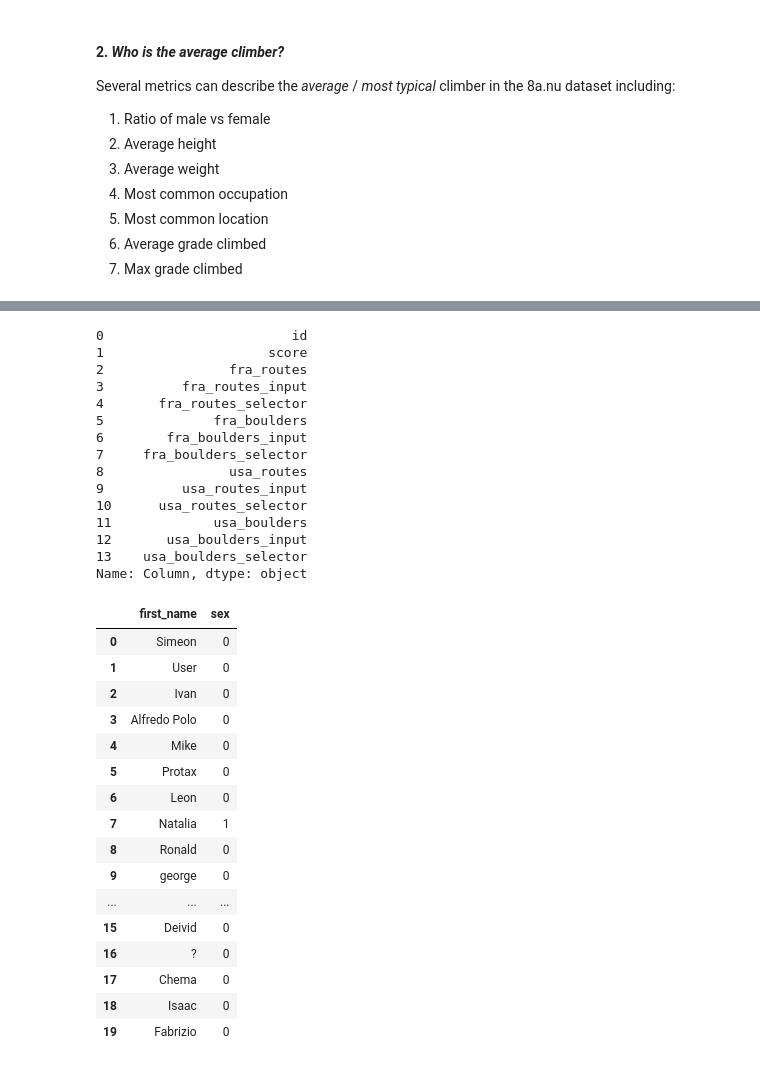
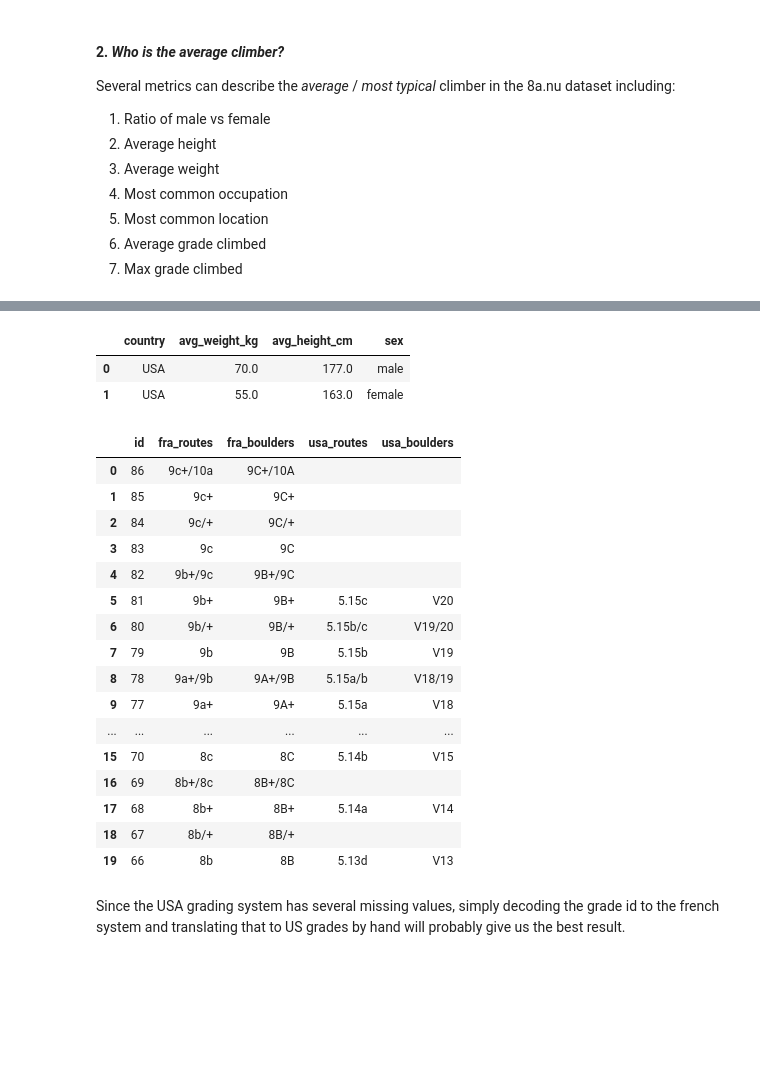
Before and after one commit to seanmperez/The-Rise-of-Climbing, a Jupyter notebook: Climbing Visualization 8a nu Dataset.ipynb, the cells around one changed output, grey strips where cells are left out. Cells and saved outputs as stored; diff of their text form; code cells hidden in the pictures; blank space fills up the shorter version.

```diff
--- a/Climbing Visualization 8a nu Dataset.ipynb
+++ b/Climbing Visualization 8a nu Dataset.ipynb
@@ -585,43 +368,0 @@ LIMIT 100
-# %%
-column_info_dfs["grade"]["Column"]
-# %% [output]
-0                        id
-1                     score
-2                fra_routes
-3          fra_routes_input
-4       fra_routes_selector
-5              fra_boulders
-6        fra_boulders_input
-7     fra_boulders_selector
-8                usa_routes
-9          usa_routes_input
-10      usa_routes_selector
-11             usa_boulders
-12       usa_boulders_input
-13    usa_boulders_selector
-Name: Column, dtype: object
-# %%
-queryToDataframe("""
-SELECT first_name, sex
-FROM user
-ORDER BY RANDOM()
-LIMIT 20
-""")
-# %% [output]
-|  | first_name | sex |
-| 0 | Simeon | 0 |
-| 1 | User | 0 |
-| 2 | Ivan | 0 |
-| 3 | Alfredo Polo | 0 |
-| 4 | Mike | 0 |
-| 5 | Protax | 0 |
-| 6 | Leon | 0 |
-| 7 | Natalia | 1 |
-| 8 | Ronald | 0 |
-| 9 | george | 0 |
-| ... | ... | ... |
-| 15 | Deivid | 0 |
-| 16 | ? | 0 |
-| 17 | Chema | 0 |
-| 18 | Isaac | 0 |
-| 19 | Fabrizio | 0 |
@@ -627,0 +421,35 @@ LIMIT 20
+# %%
+weight_height_country_job_sex_segmented
+# %% [output]
+|  | country | avg_weight_kg | avg_height_cm | sex |
+| 0 | USA | 70.0 | 177.0 | male |
+| 1 | USA | 55.0 | 163.0 | female |
+# %%
+#Look at the grade table and check out the conversions
+
+queryToDataframe("""
+SELECT id, fra_routes, fra_boulders, usa_routes, usa_boulders
+FROM grade
+ORDER BY id DESC
+LIMIT 20
+""")
+# %% [output]
+|  | id | fra_routes | fra_boulders | usa_routes | usa_boulders |
+| 0 | 86 | 9c+/10a | 9C+/10A |  |  |
+| 1 | 85 | 9c+ | 9C+ |  |  |
+| 2 | 84 | 9c/+ | 9C/+ |  |  |
+| 3 | 83 | 9c | 9C |  |  |
+| 4 | 82 | 9b+/9c | 9B+/9C |  |  |
+| 5 | 81 | 9b+ | 9B+ | 5.15c | V20 |
+| 6 | 80 | 9b/+ | 9B/+ | 5.15b/c | V19/20 |
+| 7 | 79 | 9b | 9B | 5.15b | V19 |
+| 8 | 78 | 9a+/9b | 9A+/9B | 5.15a/b | V18/19 |
+| 9 | 77 | 9a+ | 9A+ | 5.15a | V18 |
+| ... | ... | ... | ... | ... | ... |
+| 15 | 70 | 8c | 8C | 5.14b | V15 |
+| 16 | 69 | 8b+/8c | 8B+/8C |  |  |
+| 17 | 68 | 8b+ | 8B+ | 5.14a | V14 |
+| 18 | 67 | 8b/+ | 8B/+ |  |  |
+| 19 | 66 | 8b | 8B | 5.13d | V13 |
+# %% [markdown]
+Since the USA grading system has several missing values, simply decoding the grade id to the french system and translating that to US grades by hand will probably give us the best result.
```
Also changed, not shown: parts of 32 cells of this notebook.
